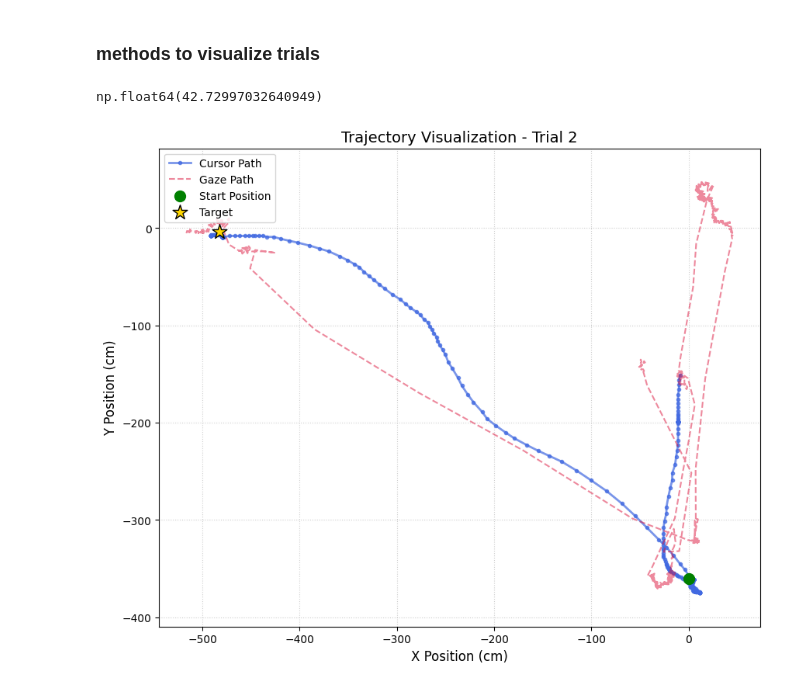
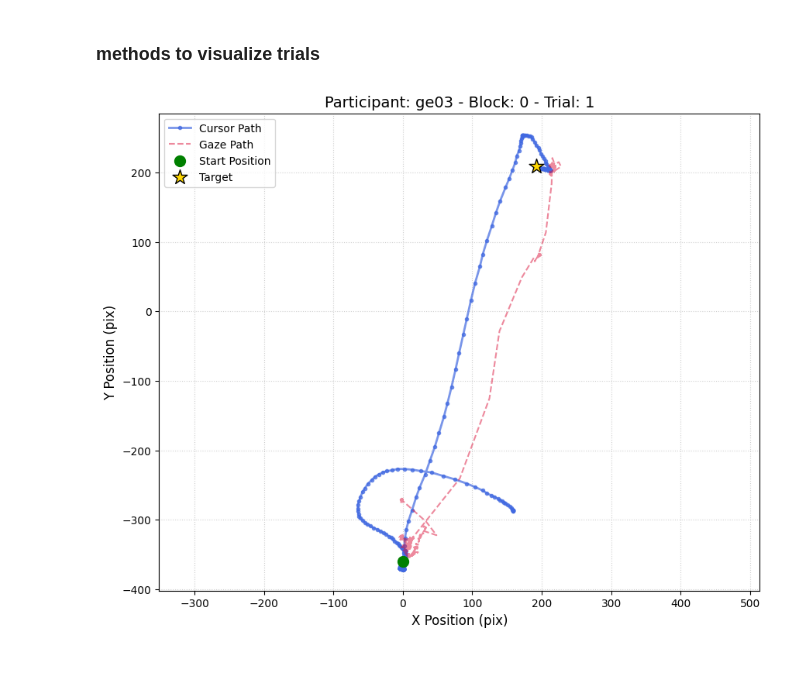
Before and after one commit to Fmin7sharp11/ExPra2026_analysis, a Jupyter notebook: visualise_trials.ipynb, the cells around one changed output. Cells and saved outputs as stored; diff of their text form; code cells hidden in the pictures.

```diff
--- a/visualise_trials.ipynb
+++ b/visualise_trials.ipynb
@@ -41,12 +108,13 @@ def load_all_trials(participant_dir):
 # %%
-def visualize_trial(trial_file):
+def visualize_trial(data,participant_id="ge03",block_n=0,trial_n=0):
     # 1. Load the trial data
-    df = load_one_trial(trial_file)
+    df = data[data["participant_id"] == participant_id]
+    #df = data[data["block"] == block_n]
+    df = df[df["trial"] == trial_n]
 
 
     # 2. Extract unique trial number and target positions for the plot title/markers
     # (Assuming target coordinates and trial ID remain constant within a single trial file)
-    trial_num = df["trial"].iloc[0]
     target_x = df["target_x"].iloc[0]
     target_y = df["target_y"].iloc[0]
 
@@ -55,12 +123,11 @@ def visualize_trial(trial_file):
 
     # wrong screen width and pixel amount was used in params leading to conversion factor
     # and cursor_cm is stored in gaze (was switched in the update function by mistake)
-    cursor_x_cm = df["gaze_x"]*42.72997032640949 *(59.7/33)
-    cursor_y_cm = df["gaze_y"]*42.72997032640949
+
     # Plot Cursor Trajectory in cm
     plt.plot(
-        cursor_x_cm, # df["cursor_x_cm"] <- after fixing the data
-        cursor_y_cm, # df["cursor_y_cm"] <- after fixing the data
+        df["cursor_x_pix"],
+        df["cursor_y_pix"],
         label="Cursor Path",
         color="royalblue",
         linewidth=2,
@@ -71,12 +138,11 @@ def visualize_trial(trial_file):
 
 
     # gaze is actually stored in the cursor variable (was switched in the update function by mistake)
-    gaze_x = df["cursor_x_cm"]
-    gaze_y = df["cursor_y_cm"]
+
     # Plot Gaze Trajectory
     plt.plot(
-        gaze_x,
-        gaze_y,                 #
+        df["gaze_x"],
+        df["gaze_y"],
         label="Gaze Path",
         color="crimson",
         linewidth=1.5,
@@ -117,31 +183,22 @@ def visualize_trial(trial_file):
     )
 
     # 4. Customize plot appearance
-    plt.title(f"Trajectory Visualization - Trial {trial_num}", fontsize=14)
-    plt.xlabel("X Position (cm)", fontsize=12)
-    plt.ylabel("Y Position (cm)", fontsize=12)
+    plt.title(f"Participant: {participant_id} - Block: {block_n} - Trial: {trial_n}", fontsize=14)
+    plt.xlabel("X Position (pix)", fontsize=12)
+    plt.ylabel("Y Position (pix)", fontsize=12)
     plt.legend(loc="upper left")
     plt.grid(True, linestyle=":", alpha=0.6)
     plt.axis("equal")  # Keeps the aspect ratio 1:1 so distances aren't distorted
 
     # 5. Display the plot
     plt.show()
-# %%
-# find out conversion factor
-df = load_one_trial(trial_file)
-factor = df["cursor_y_pix"][0]/df["gaze_y"][0]
-factor #
-# %% [output]
-np.float64(42.72997032640949)
 # %%
-# define trial file
+# choose trial
 participant_id = "ge03"
-participant_dir = "data/" + participant_id
 block_n = 0
-trial_n = 2
-trial_file = participant_dir + "/participant_" + participant_id + "_block_" + str(block_n) +"_trial_" + str(trial_n) + "_trajectory.csv"
+trial_n = 1
 
 #visualise trial
-visualize_trial(trial_file)
+visualize_trial(data,participant_id,block_n,trial_n)
 # %% [output]
-[figure, old version]
+[figure, new version]
```
Also changed, not shown: parts of 6 cells of this notebook, 2 other files.
